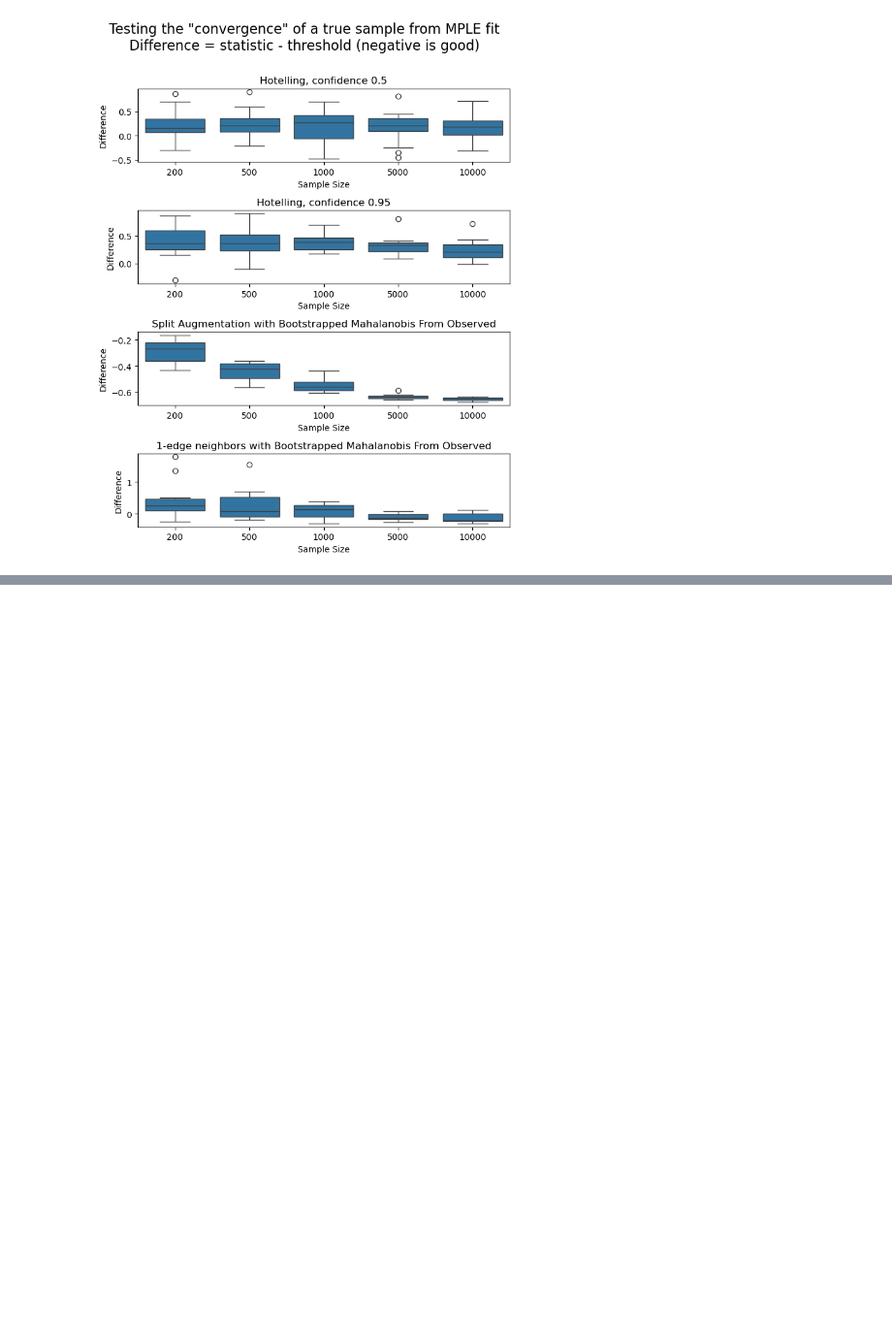
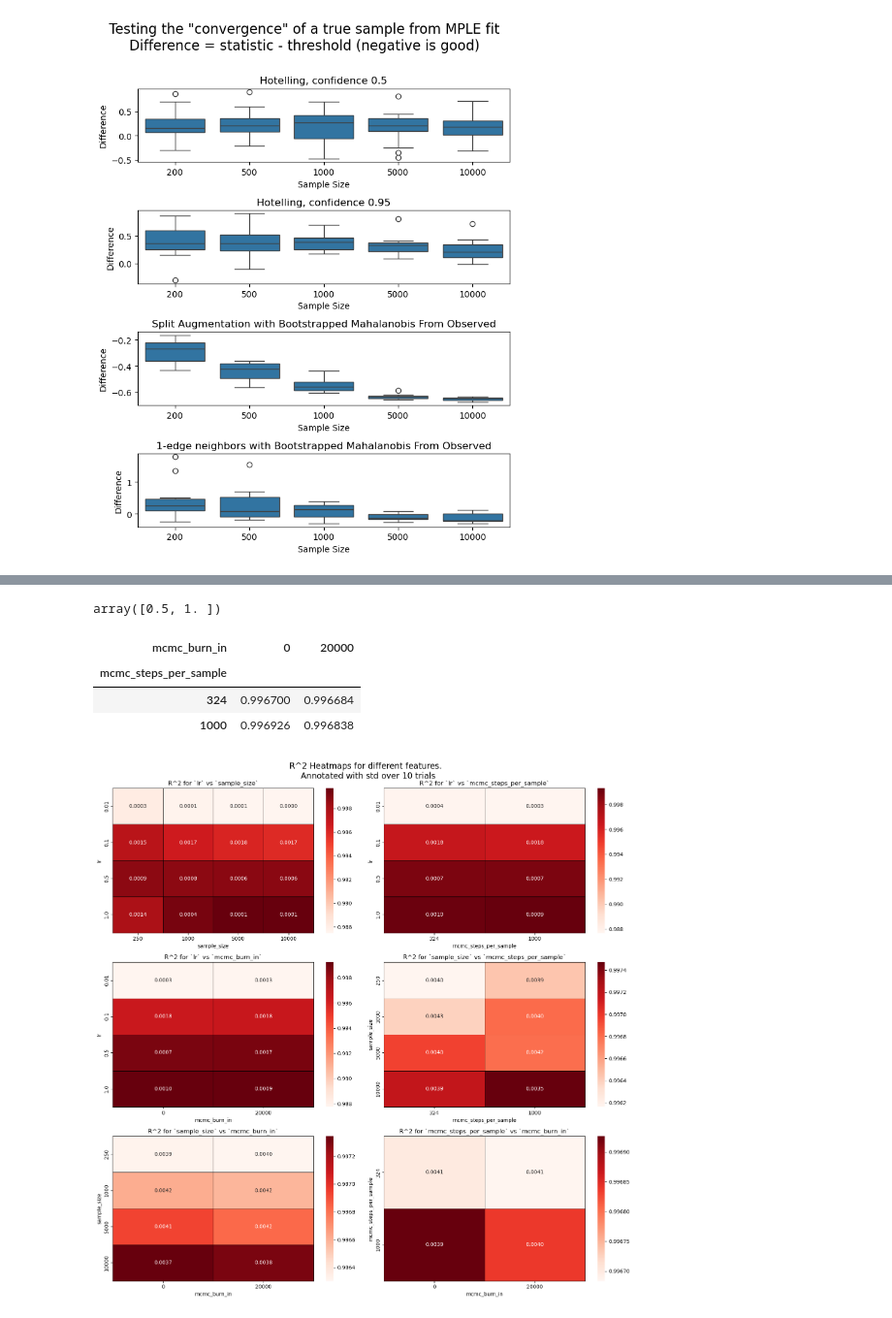
Before and after one commit to tomtalp/pyERGM, a Jupyter notebook: examples/convergence_benchmarks.ipynb, the cells around one changed output, grey strips where cells are left out. Shown at 97% size. Drawn from its saved outputs; the diff is of its cells as text; code cells hidden in the pictures; blank space fills up the shorter version.

Commit message:
benchmarks and stuff

```diff
--- a/examples/convergence_benchmarks.ipynb
+++ b/examples/convergence_benchmarks.ipynb
@@ -661,0 +793,11 @@ plt.show()
+# %%
+df = pd.DataFrame(all_results)
+df["text_critical_value"] = df["test_critical_value"].apply(lambda x: x[0])
+df["diff"] = df["diff"].apply(lambda x: x[0])
+df["success"] = df["success"].apply(lambda x: x[0])
+df["MSE_with_true_thetas"] = df["MSE_with_true_thetas"].apply(lambda x: x[0])
+df["R^2"] = df["R^2"].apply(lambda x: x[0])
+df["pearsonr"] = df["pearsonr"].apply(lambda x: x[0])
+
+with open("benchmarks_6k_df.pkl", "wb") as f:
+    pickle.dump(df, f)
@@ -661,0 +820,48 @@ plt.show()
+# %%
+df["stds_away_thr"].unique()
+# %% [output]
+array([0.5, 1. ])
+# %%
+means
+# %% [output]
+| mcmc_burn_in | 0 | 20000 |
+| mcmc_steps_per_sample |  |  |
+| 324 | 0.996700 | 0.996684 |
+| 1000 | 0.996926 | 0.996838 |
+# %%
+features_for_comparison = ["lr", "sample_size", "mcmc_steps_per_sample", "mcmc_burn_in"]
+df_for_heatmaps = df[(df["with_mple"] == True) & (df["mcmc_steps_per_sample"] > 18)]
+
+feature_pairs = list(itertools.combinations(features_for_comparison, 2))
+nrows = len(feature_pairs) // 2
+ncols = 2
+
+fig, ax = plt.subplots(nrows=nrows, ncols=ncols, figsize=(15, 15))
+
+for i, feature_pair in enumerate(feature_pairs):
+    feature1, feature2 = feature_pair
+
+    means = df_for_heatmaps.pivot_table(index=feature1, columns=feature2, values="R^2", aggfunc=np.mean)
+    std = df_for_heatmaps.pivot_table(index=feature1, columns=feature2, values="R^2", aggfunc=np.std)
+
+    sns.heatmap(
+        means,
+        ax=ax[i//2, i%2],
+        cmap="Reds",
+        linecolor="black",
+        linewidth=0.5,
+        annot=std,
+        fmt=".4f"
+    )
+    ax[i//2, i%2].set_title(f"R^2 for `{feature1}` vs `{feature2}`")
+    ax[i//2, i%2].spines["top"].set_visible(True)
+    ax[i//2, i%2].spines["bottom"].set_visible(True)
+    ax[i//2, i%2].spines["left"].set_visible(True)
+    ax[i//2, i%2].spines["right"].set_visible(True)
+
+fig.suptitle("R^2 Heatmaps for different features. \n Annotated with std over 10 trials", fontsize=16)
+
+plt.tight_layout()
+plt.show()
+# %% [output]
+[figure, added]
```
Also changed, not shown: parts of 25 cells of this notebook, 2 other files.
